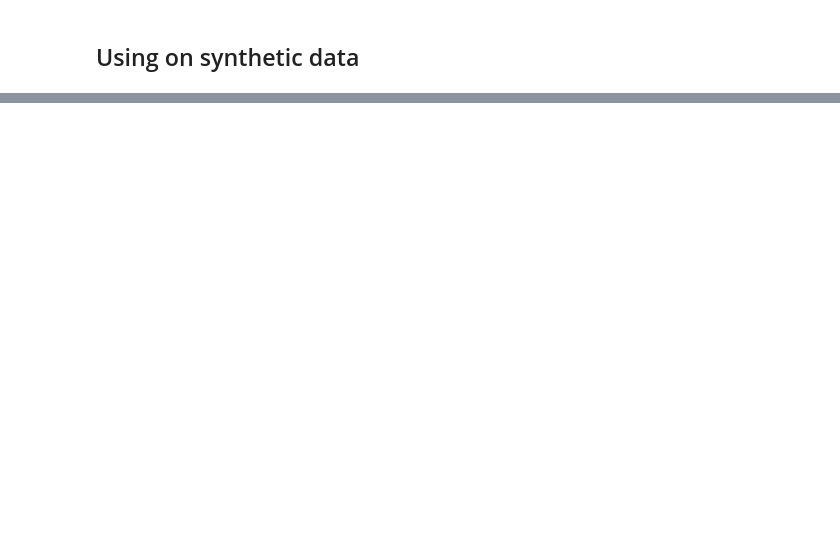
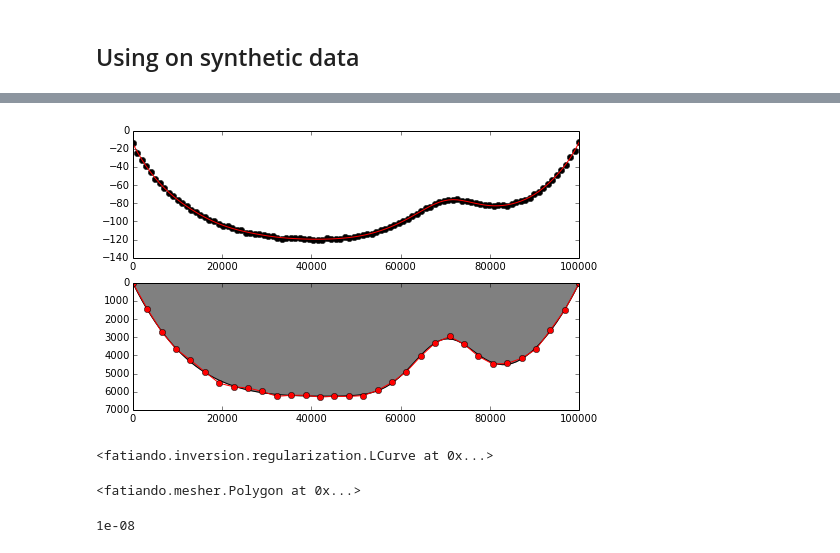
Before and after one commit to leouieda/scipy2014, a Jupyter notebook: poster_summary.ipynb, the cells around one changed output, grey strips where cells are left out. Drawn from its saved outputs; the diff is of its cells as text; code cells hidden in the pictures; blank space fills up the shorter version.

```diff
--- a/poster_summary.ipynb
+++ b/poster_summary.ipynb
@@ -86,0 +134,26 @@ mpl.gca().invert_yaxis()
+# %%
+mpl.figure(figsize=(8, 5))
+mpl.subplot(2, 1, 1)
+mpl.plot(x, gz, 'ok')
+mpl.plot(x, solver.predicted(), '-r')
+mpl.subplot(2, 1, 2)
+mpl.polygon(model, '-k', fill='grey')
+mpl.polygon(solver.estimate_, 'o-r')
+mpl.gca().invert_yaxis()
+# %% [output]
+[figure, added]
+# %%
+from fatiando.inversion.regularization import LCurve
+lc = LCurve(misfit, Smoothness1D(misfit.nparams),
+            [10**i for i in range(-15, -5)])
+lc.config('levmarq', initial=initial).fit()
+# %% [output]
+<fatiando.inversion.regularization.LCurve at 0x...>
+# %%
+lc.estimate_
+# %% [output]
+<fatiando.mesher.Polygon at 0x...>
+# %%
+lc.regul_param_
+# %% [output]
+1e-08
```
Also changed, not shown: parts of 10 cells of this notebook.
